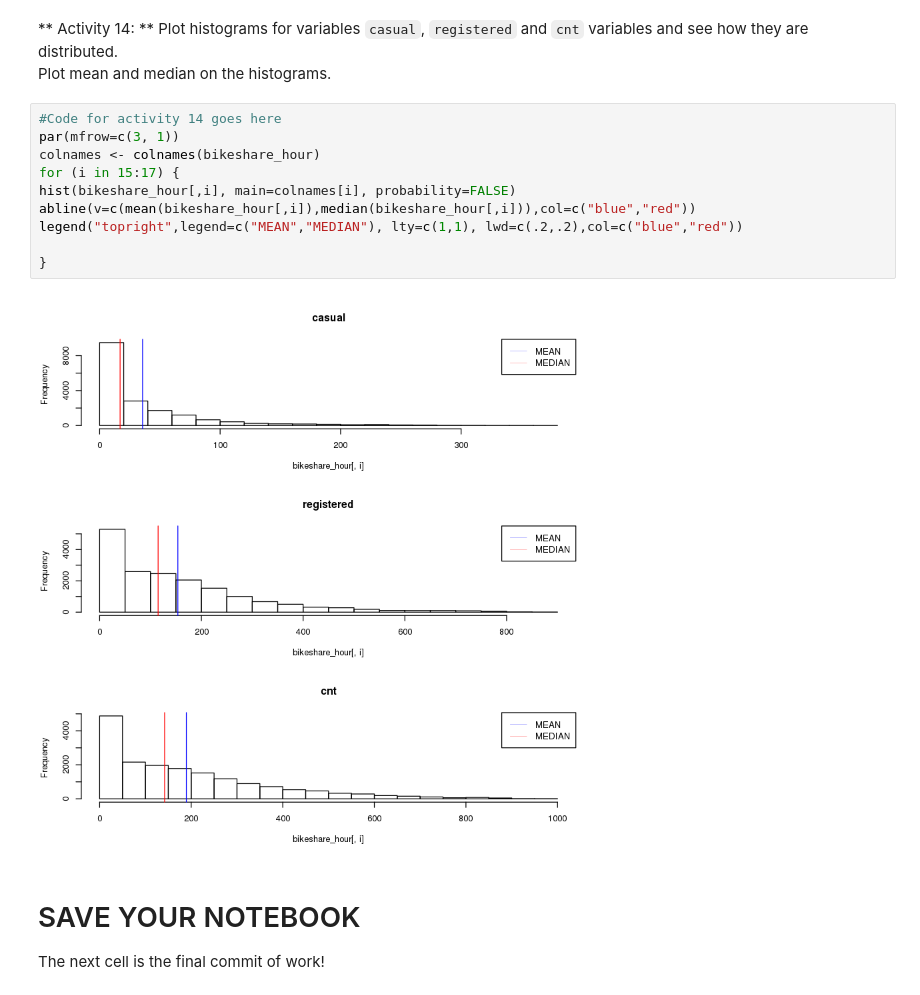
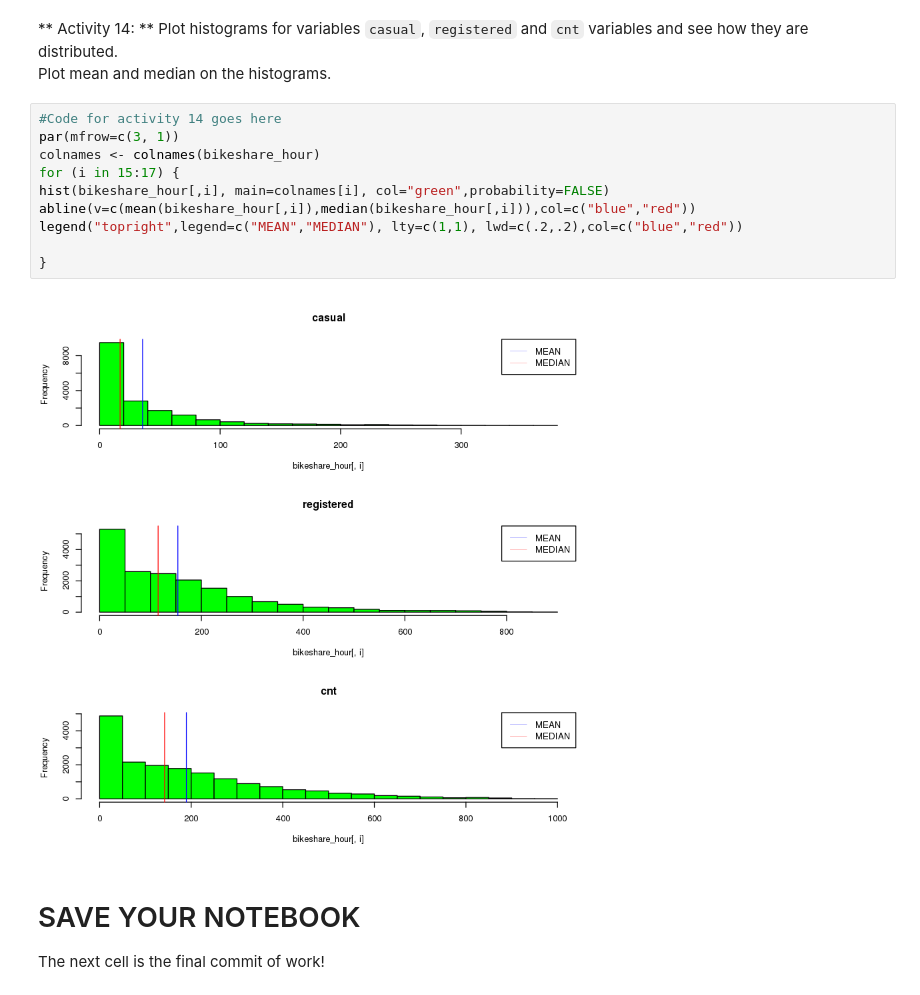
Before and after one commit to asouleymane/Mat-Stat-foundations, a Jupyter notebook: modules/module1/exercises/exercises.ipynb, the cells around one changed output. Cells and saved outputs as stored; diff of their text form.

```diff
--- a/modules/module1/exercises/exercises.ipynb
+++ b/modules/module1/exercises/exercises.ipynb
@@ -394,15 +388,15 @@ Plot mean and median on the histograms.
 # %%
 #Code for activity 14 goes here
 par(mfrow=c(3, 1))
 colnames <- colnames(bikeshare_hour)
 for (i in 15:17) {
-hist(bikeshare_hour[,i], main=colnames[i], probability=FALSE)
+hist(bikeshare_hour[,i], main=colnames[i], col="green",probability=FALSE)
 abline(v=c(mean(bikeshare_hour[,i]),median(bikeshare_hour[,i])),col=c("blue","red"))
 legend("topright",legend=c("MEAN","MEDIAN"), lty=c(1,1), lwd=c(.2,.2),col=c("blue","red"))
 
 }
 # %% [output]
-[figure, old version]
+[figure, new version]
 # %% [markdown]
 # SAVE YOUR NOTEBOOK
 
```
Also changed, not shown: parts of 9 cells of this notebook, 5 other files.
